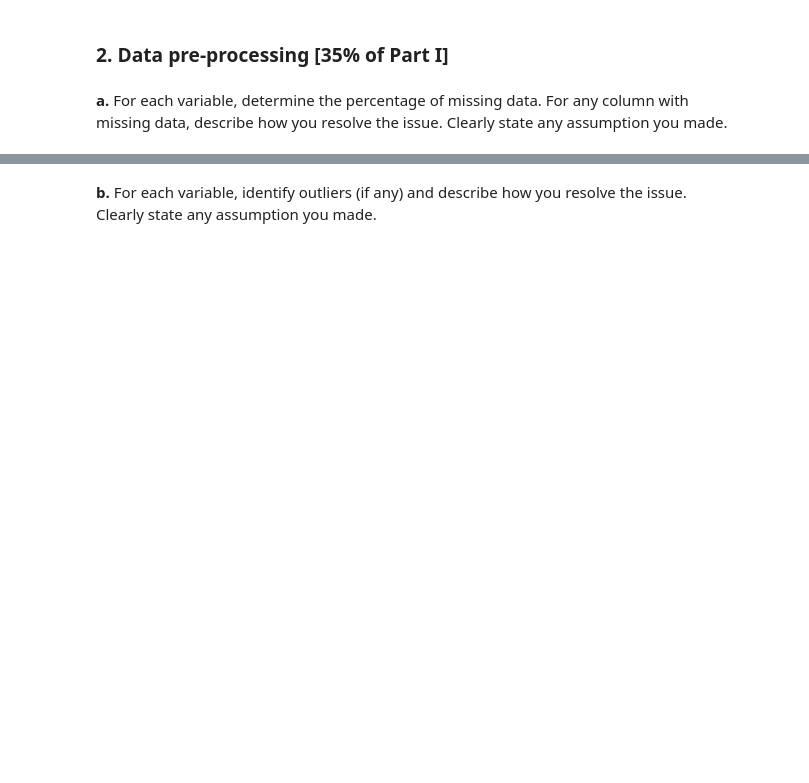
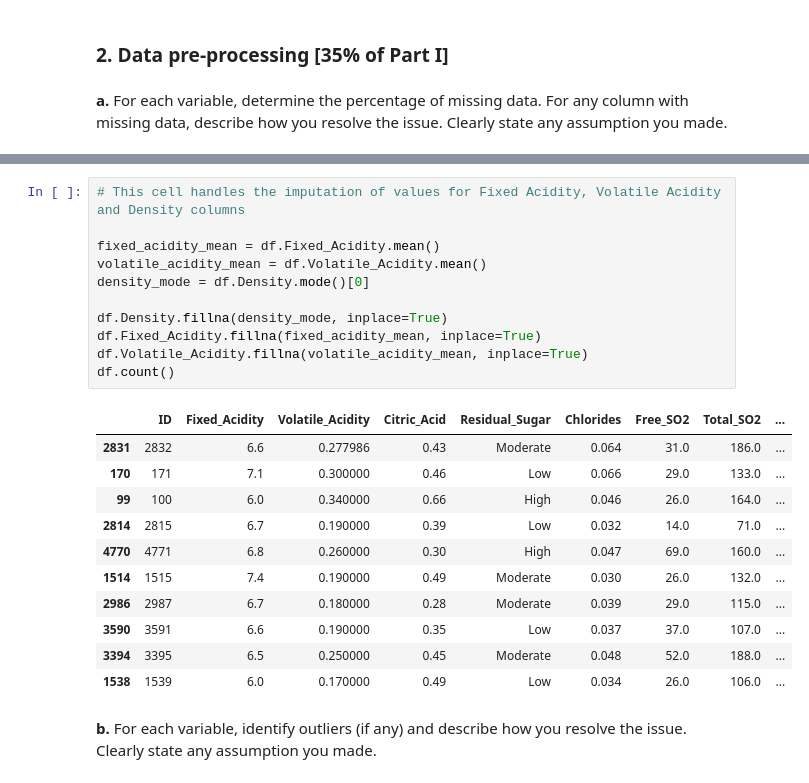
Before and after one commit to Zacboss3/CS105-Project-Submission-Part-I-2024, a Jupyter notebook: CS105 Project Submission Part I 2024.ipynb, the cells around one changed output, grey strips where cells are left out. Drawn from its saved outputs; the diff is of its cells as text; blank space fills up the shorter version.

```diff
--- a/CS105 Project Submission Part I 2024.ipynb
+++ b/CS105 Project Submission Part I 2024.ipynb
@@ -52,2 +151,25 @@ To edit any markdown cell, double click the cell; after editing, execute the mar
+# %%
+# This cell handles the imputation of values for Fixed Acidity, Volatile Acidity and Density columns
+
+fixed_acidity_mean = df.Fixed_Acidity.mean()
+volatile_acidity_mean = df.Volatile_Acidity.mean()
+density_mode = df.Density.mode()[0]
+
+df.Density.fillna(density_mode, inplace=True)
+df.Fixed_Acidity.fillna(fixed_acidity_mean, inplace=True)
+df.Volatile_Acidity.fillna(volatile_acidity_mean, inplace=True)
+df.count()
+# %% [output]
+|  | ID | Fixed_Acidity | Volatile_Acidity | Citric_Acid | Residual_Sugar | Chlorides | Free_SO2 | Total_SO2 | ... |
+| 2831 | 2832 | 6.6 | 0.277986 | 0.43 | Moderate | 0.064 | 31.0 | 186.0 | ... |
+| 170 | 171 | 7.1 | 0.300000 | 0.46 | Low | 0.066 | 29.0 | 133.0 | ... |
+| 99 | 100 | 6.0 | 0.340000 | 0.66 | High | 0.046 | 26.0 | 164.0 | ... |
+| 2814 | 2815 | 6.7 | 0.190000 | 0.39 | Low | 0.032 | 14.0 | 71.0 | ... |
+| 4770 | 4771 | 6.8 | 0.260000 | 0.30 | High | 0.047 | 69.0 | 160.0 | ... |
+| 1514 | 1515 | 7.4 | 0.190000 | 0.49 | Moderate | 0.030 | 26.0 | 132.0 | ... |
+| 2986 | 2987 | 6.7 | 0.180000 | 0.28 | Moderate | 0.039 | 29.0 | 115.0 | ... |
+| 3590 | 3591 | 6.6 | 0.190000 | 0.35 | Low | 0.037 | 37.0 | 107.0 | ... |
+| 3394 | 3395 | 6.5 | 0.250000 | 0.45 | Moderate | 0.048 | 52.0 | 188.0 | ... |
+| 1538 | 1539 | 6.0 | 0.170000 | 0.49 | Low | 0.034 | 26.0 | 106.0 | ... |
 # %% [markdown]
 **b.** For each variable, identify outliers (if any) and describe how you resolve the issue. Clearly state any assumption you made.
```
Also changed, not shown: parts of 33 cells of this notebook.
